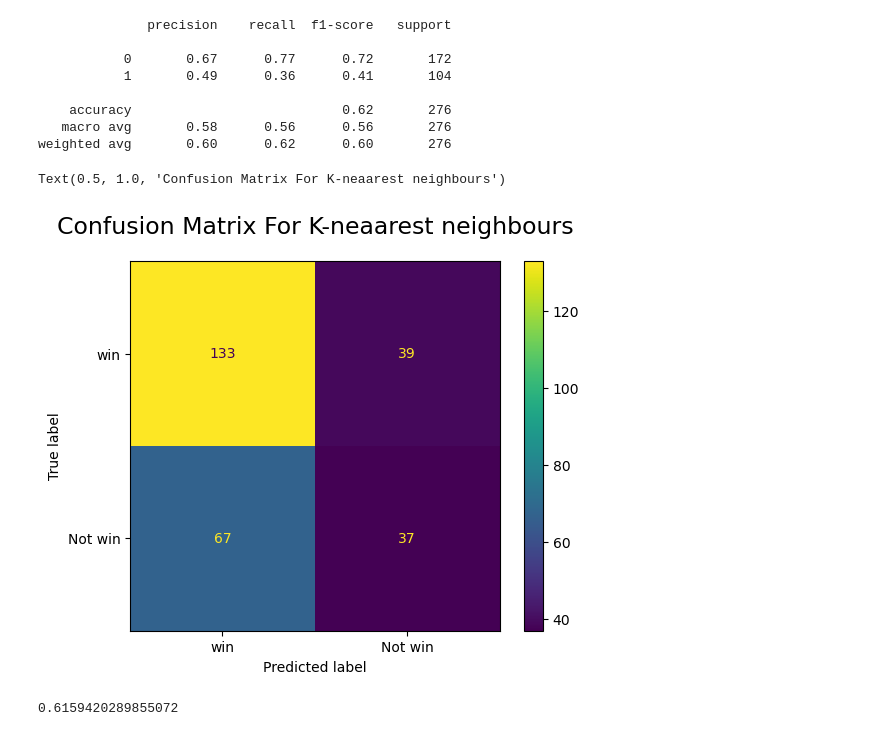
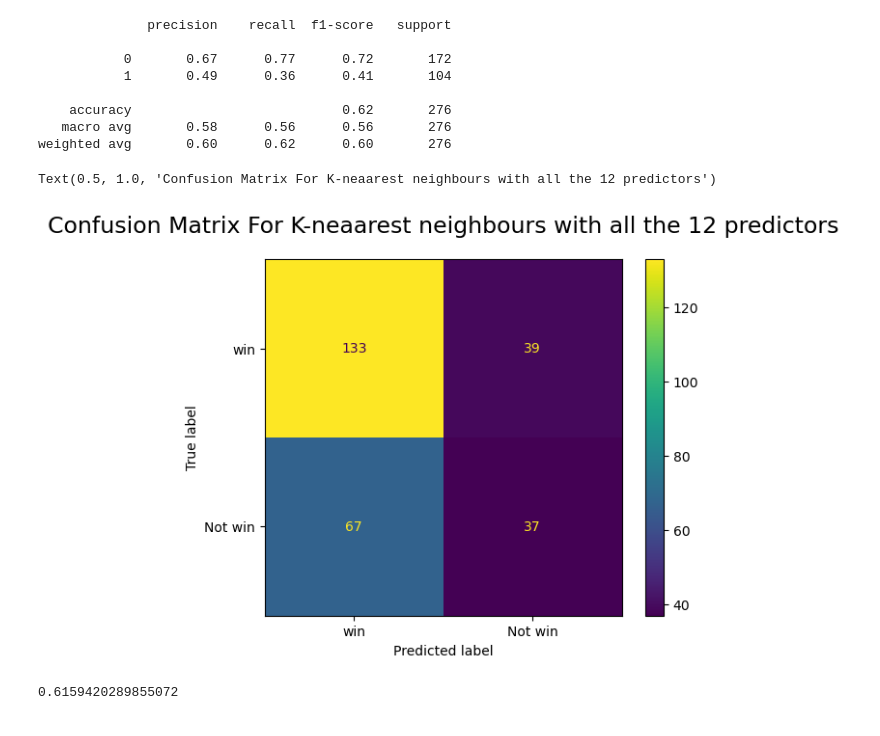
Before and after one commit to ngigordon/Masters-Thesis, a Jupyter notebook: prediction.ipynb, the cells around one changed output. Drawn from its saved outputs; the diff is of its cells as text; code cells hidden in the pictures.

```diff
--- a/prediction.ipynb
+++ b/prediction.ipynb
@@ -627,10 +663,10 @@ weighted avg       0.60      0.62      0.60       276
 knn_CM= confusion_matrix(test['target'],knn_model_pred)
 # %%
 ConfusionMatrixDisplay(knn_CM, display_labels = ['win' , 'Not win']).plot()
-plt.title('Confusion Matrix For K-neaarest neighbours', fontsize=17, pad=20)
+plt.title('Confusion Matrix For K-neaarest neighbours with all the 12 predictors', fontsize=17, pad=20)
 # %% [output]
-Text(0.5, 1.0, 'Confusion Matrix For K-neaarest neighbours')
+Text(0.5, 1.0, 'Confusion Matrix For K-neaarest neighbours with all the 12 predictors')
-[figure, old version]
+[figure, new version]
 # %%
 accuracy
 # %% [output]
```
Also changed, not shown: parts of 32 cells of this notebook.
